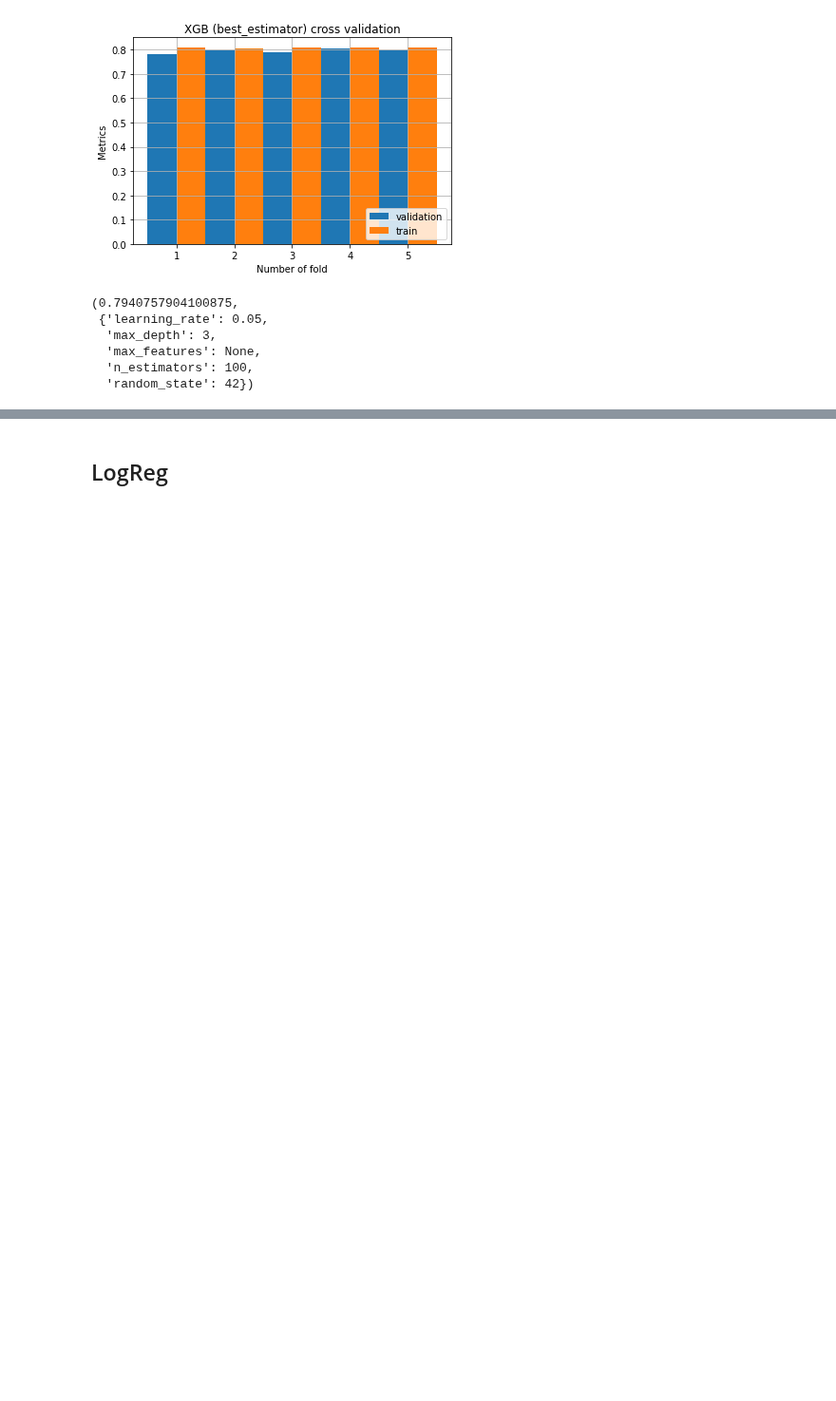
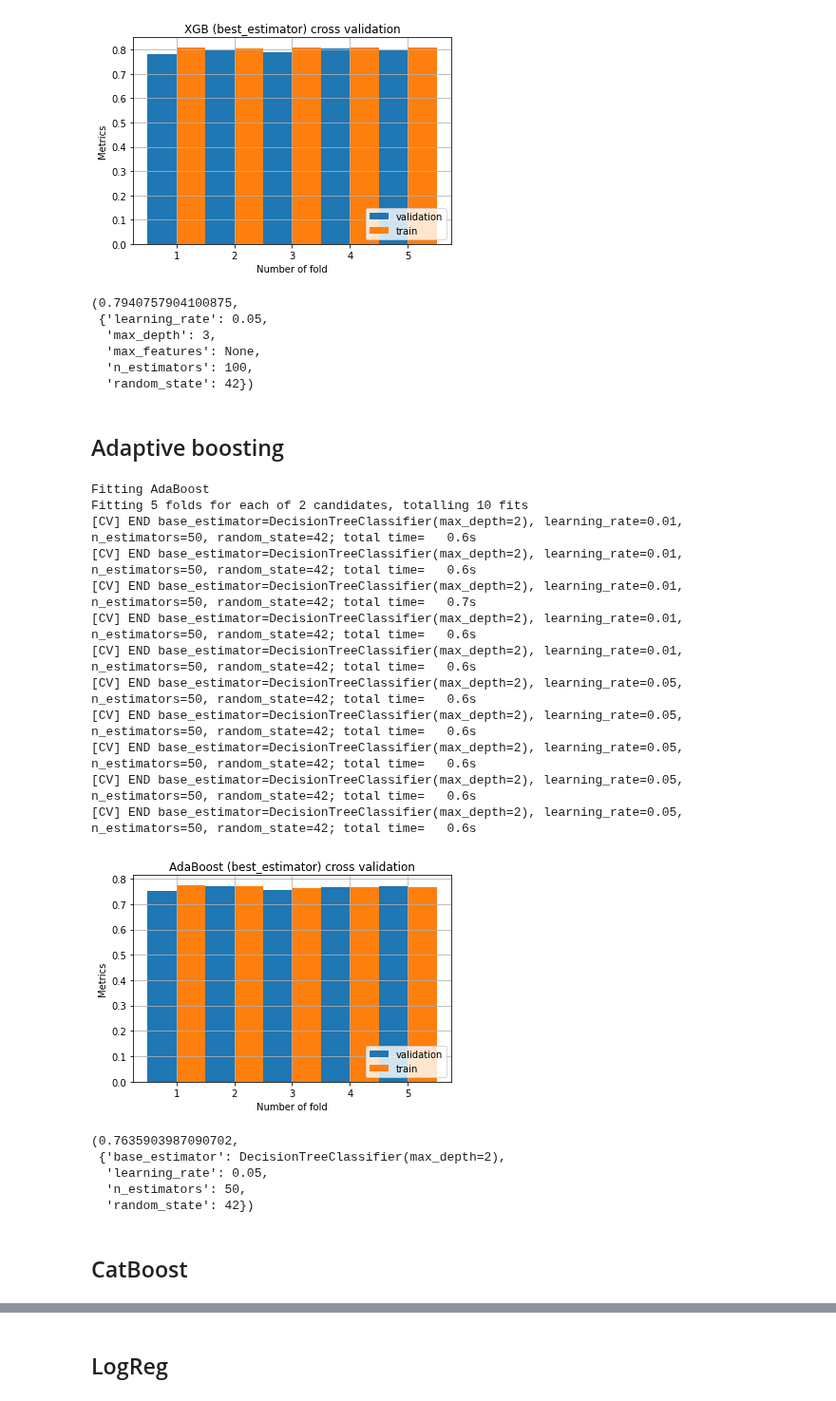
Before and after one commit to PashaIanko/Kaggle.Spaceship-Titanic, a Jupyter notebook: 3_model_preparation.ipynb, the cells around one changed output, grey strips where cells are left out. Shown at 95% size. Cells and saved outputs as stored; diff of their text form; code cells hidden in the pictures; blank space fills up the shorter version.

```diff
--- a/3_model_preparation.ipynb
+++ b/3_model_preparation.ipynb
@@ -382,3 +385,62 @@ xgb_results['XGB'].best_score_, \
   'max_features': None,
   'n_estimators': 100,
   'random_state': 42})
+# %% [markdown]
+## Adaptive boosting
+# %%
+from sklearn.ensemble import AdaBoostClassifier
+from sklearn.tree import DecisionTreeClassifier
+
+
+ada_boost = Model(
+    AdaBoostClassifier(),
+    'AdaBoost',
+    [
+        {
+            'n_estimators': [50],
+            'random_state': [42],
+            'base_estimator': [
+                DecisionTreeClassifier(max_depth=2),
+                # DecisionTreeClassifier(max_depth=3)
+            ],
+            'learning_rate': [0.01, 0.05]
+        }
+    ],
+    [
+
+    ]
+)
+# %%
+ada_boost_results = fit_grid_search(
+    models_dict_={'AdaBoost': ada_boost},
+    X_=X_trainval,
+    Y_=Y_trainval,
+    cv_=5,
+    scoring_='accuracy',
+    verbose=2
+)
+# %% [output]
+Fitting AdaBoost
+Fitting 5 folds for each of 2 candidates, totalling 10 fits
+[CV] END base_estimator=DecisionTreeClassifier(max_depth=2), learning_rate=0.01, n_estimators=50, random_state=42; total time=   0.6s
+[CV] END base_estimator=DecisionTreeClassifier(max_depth=2), learning_rate=0.01, n_estimators=50, random_state=42; total time=   0.6s
+[CV] END base_estimator=DecisionTreeClassifier(max_depth=2), learning_rate=0.01, n_estimators=50, random_state=42; total time=   0.7s
+[CV] END base_estimator=DecisionTreeClassifier(max_depth=2), learning_rate=0.01, n_estimators=50, random_state=42; total time=   0.6s
+[CV] END base_estimator=DecisionTreeClassifier(max_depth=2), learning_rate=0.01, n_estimators=50, random_state=42; total time=   0.6s
+[CV] END base_estimator=DecisionTreeClassifier(max_depth=2), learning_rate=0.05, n_estimators=50, random_state=42; total time=   0.6s
+[CV] END base_estimator=DecisionTreeClassifier(max_depth=2), learning_rate=0.05, n_estimators=50, random_state=42; total time=   0.6s
+[CV] END base_estimator=DecisionTreeClassifier(max_depth=2), learning_rate=0.05, n_estimators=50, random_state=42; total time=   0.6s
+[CV] END base_estimator=DecisionTreeClassifier(max_depth=2), learning_rate=0.05, n_estimators=50, random_state=42; total time=   0.6s
+[CV] END base_estimator=DecisionTreeClassifier(max_depth=2), learning_rate=0.05, n_estimators=50, random_state=42; total time=   0.6s
+[figure, added]
+# %%
+ada_boost_results['AdaBoost'].best_score_, \
+    ada_boost_results['AdaBoost'].best_params_
+# %% [output]
+(0.7635903987090702,
+ {'base_estimator': DecisionTreeClassifier(max_depth=2),
+  'learning_rate': 0.05,
+  'n_estimators': 50,
+  'random_state': 42})
+# %% [markdown]
+## CatBoost
```
Also changed, not shown: parts of 4 cells of this notebook.
